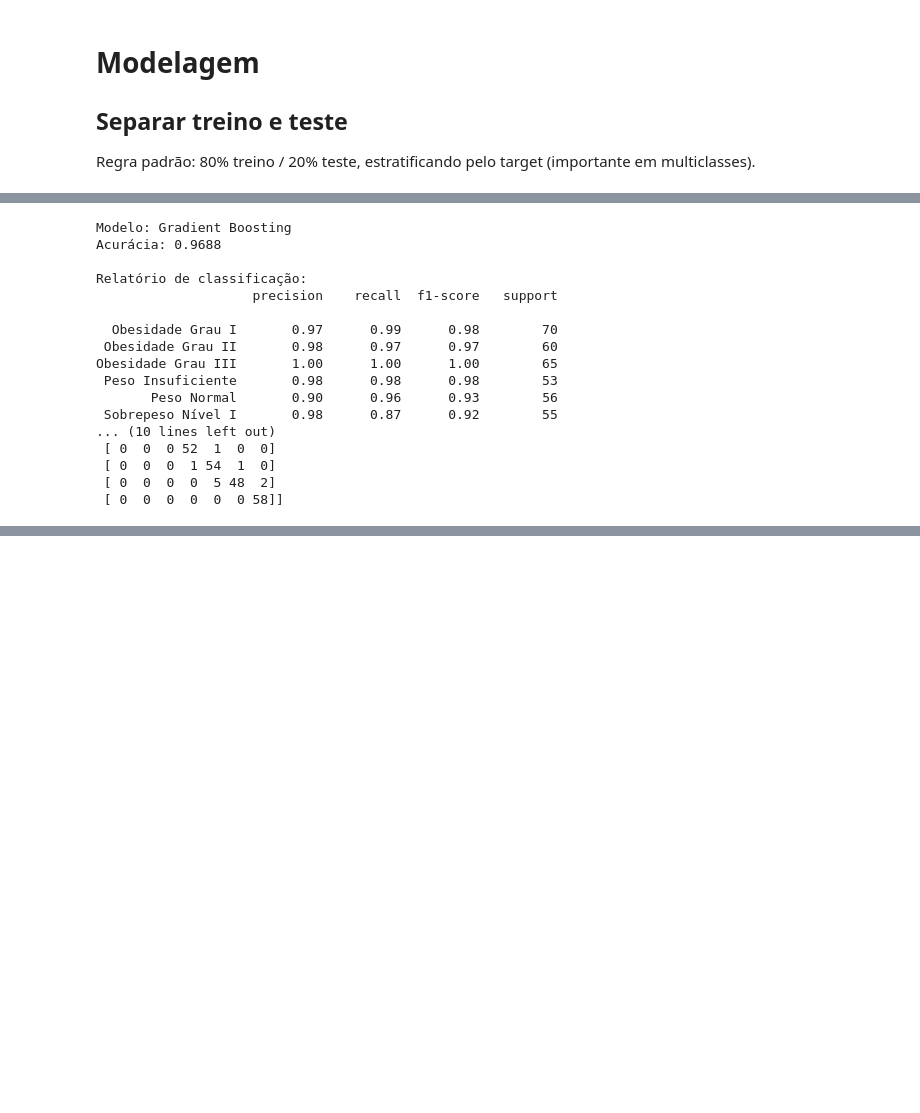
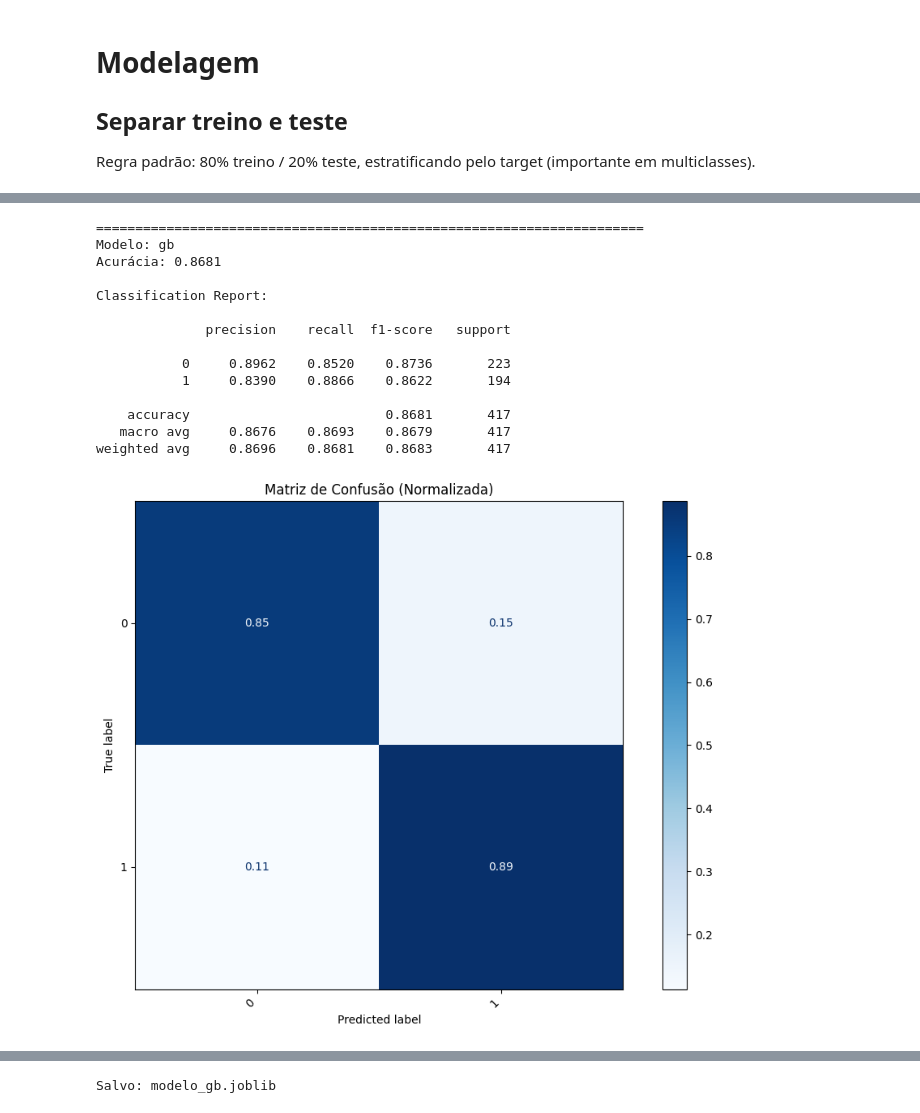
Before and after one commit to tivanello/fase4, a Jupyter notebook: notebooks/02_feature_engineering.ipynb, the cells around one changed output, grey strips where cells are left out. Cells and saved outputs as stored; diff of their text form; code cells hidden in the pictures; blank space fills up the shorter version.

```diff
--- a/notebooks/02_feature_engineering.ipynb
+++ b/notebooks/02_feature_engineering.ipynb
@@ -416,34 +498,30 @@ Obesidade Grau III       1.00      1.00      1.00        65
 # %%
-# Roda a função com o Algoritmo / modelo: Gradient Boosting (sklearn)
+# Roda a função com o modelo: Gradient Boosting
 
 from sklearn.ensemble import GradientBoostingClassifier
 
 gb = GradientBoostingClassifier(
-    random_state=42
+    random_state=42,
+    n_estimators=300,
+    learning_rate=0.05,
+    max_depth=3,
+    subsample=0.9
 )
 
-pipe_gb, y_pred_gb, acc_gb = rodar_modelo(
-    "Gradient Boosting",
-    gb,
-    X_train, y_train_enc,
-    X_test, y_test_enc,
-    class_names=le.classes_
-)
+artefato_gb = treinar_avaliar_salvar("gb", gb, X_train, X_test, y_train, y_test, salvar=True)
 # %% [output]
-Modelo: Gradient Boosting
-Acurácia: 0.9688
+======================================================================
+Modelo: gb
+Acurácia: 0.8681
 
-Relatório de classificação:
-                    precision    recall  f1-score   support
+Classification Report:
 
-  Obesidade Grau I       0.97      0.99      0.98        70
- Obesidade Grau II       0.98      0.97      0.97        60
-Obesidade Grau III       1.00      1.00      1.00        65
- Peso Insuficiente       0.98      0.98      0.98        53
-       Peso Normal       0.90      0.96      0.93        56
- Sobrepeso Nível I       0.98      0.87      0.92        55
-... (10 lines left out)
- [ 0  0  0 52  1  0  0]
- [ 0  0  0  1 54  1  0]
- [ 0  0  0  0  5 48  2]
- [ 0  0  0  0  0  0 58]]
+              precision    recall  f1-score   support
+
+           0     0.8962    0.8520    0.8736       223
+           1     0.8390    0.8866    0.8622       194
+
+    accuracy                         0.8681       417
+   macro avg     0.8676    0.8693    0.8679       417
+weighted avg     0.8696    0.8681    0.8683       417
+[figure, added]
@@ -450 +529,2 @@ Obesidade Grau III       1.00      1.00      1.00        65
+Salvo: modelo_gb.joblib
 # %%
```
Also changed, not shown: parts of 28 cells of this notebook, 11 other files.
